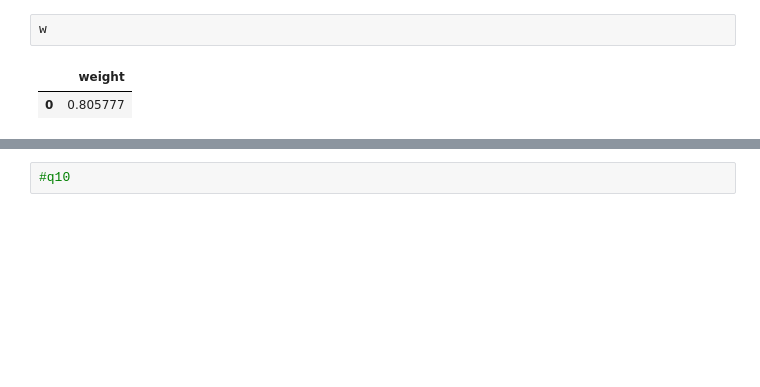
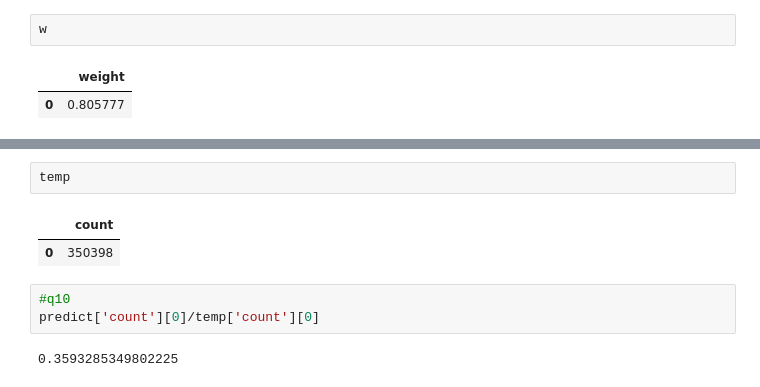
Before and after one commit to youngwoo98/cs544-big-data-systems, a Jupyter notebook: p8.ipynb, the cells around one changed output, grey strips where cells are left out. Cells and saved outputs as stored; diff of their text form; blank space fills up the shorter version.

```diff
--- a/p8.ipynb
+++ b/p8.ipynb
@@ -238,2 +259,10 @@ w
+# %%
+temp
+# %% [output]
+|  | count |
+| 0 | 350398 |
 # %%
 #q10
+predict['count'][0]/temp['count'][0]
+# %% [output]
+0.3593285349802225
```
Also changed, not shown: parts of 13 cells of this notebook.
